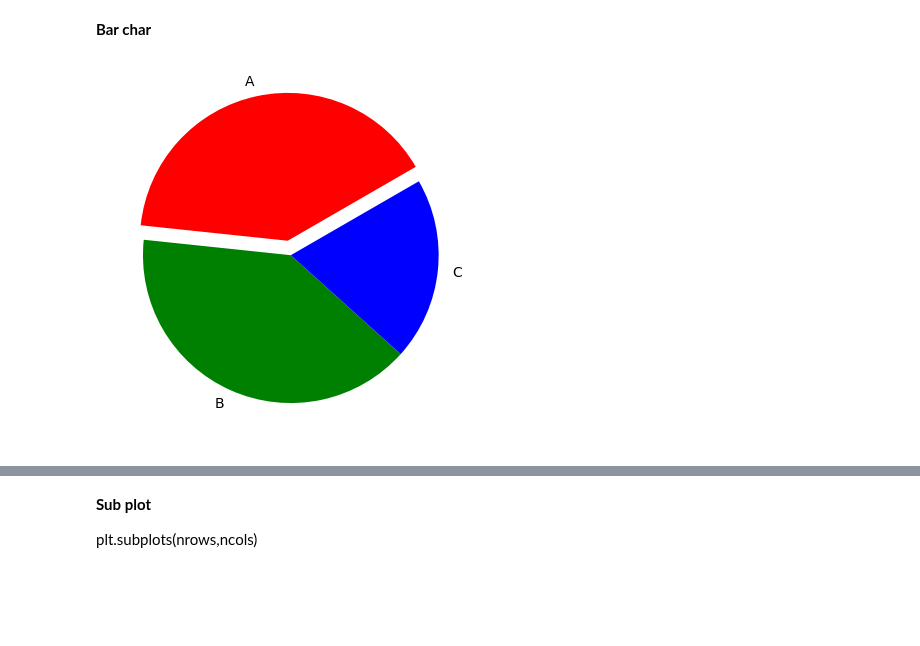
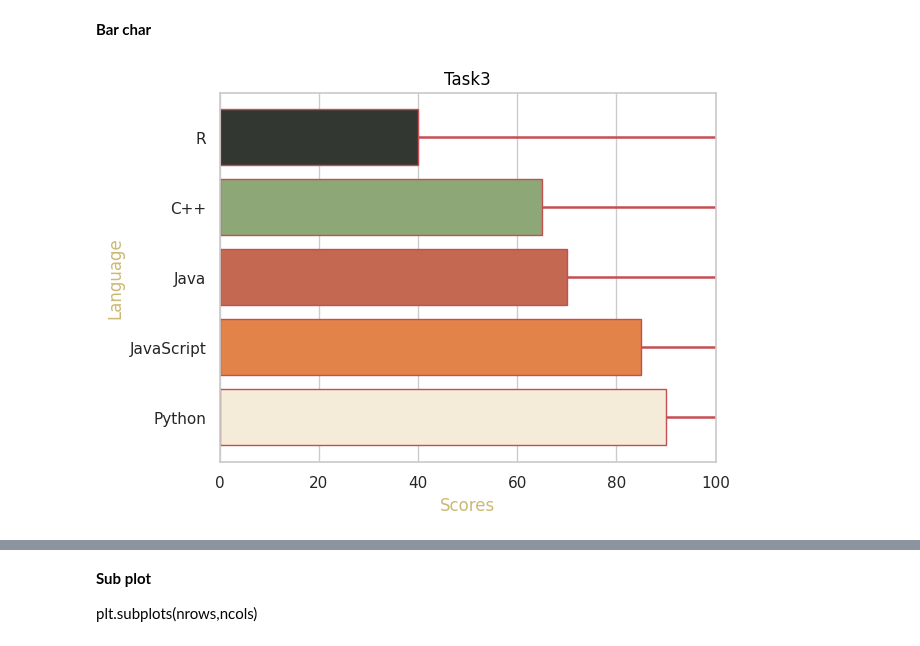
Before and after one commit to Suhrobjonibodullayev/ML-Learning-Journey, a Jupyter notebook: 04_data_visualization/data_visualization.ipynb, the cells around one changed output, grey strips where cells are left out. Drawn from its saved outputs; the diff is of its cells as text; code cells hidden in the pictures; blank space fills up the shorter version.

```diff
--- a/04_data_visualization/data_visualization.ipynb
+++ b/04_data_visualization/data_visualization.ipynb
@@ -307,19 +317,19 @@ plt.show()
 # %% [markdown]
 **Bar char**
-# %%
-x = [20,20,10]
-
-labels = ['A','B','C'] # qismlar nomi
-colors = ['red','green','blue']
-explodes = [0.1,0,0] # qismni ajratish
-
-plt.pie( # faqat x required , qolganlari optinal
-    x,
-    labels = labels,
-    colors = colors,
-    explode = explodes,
-    startangle = 30
-)
-plt.show()
-# %% [output]
-[figure, removed]
+# %%
+language = ['Python', 'JavaScript', 'Java', 'C++', 'R']
+scores = [90, 85, 70, 65, 40]
+colors = ['#f4ebd9', '#e2844a', '#c46851', '#8da876', '#323831']
+
+plt.barh(language, scores,
+         color=colors,
+         edgecolor="r")
+
+plt.xlim(0, 100)
+plt.grid(axis="y", color = 'r', linewidth = 1.8)
+plt.title("Task3", color="black")
+plt.xlabel("Scores", color = "y")
+plt.ylabel("Language", color = "y")
+plt.show()
+# %% [output]
+[figure, added]
```
Also changed, not shown: parts of 63 cells of this notebook.
